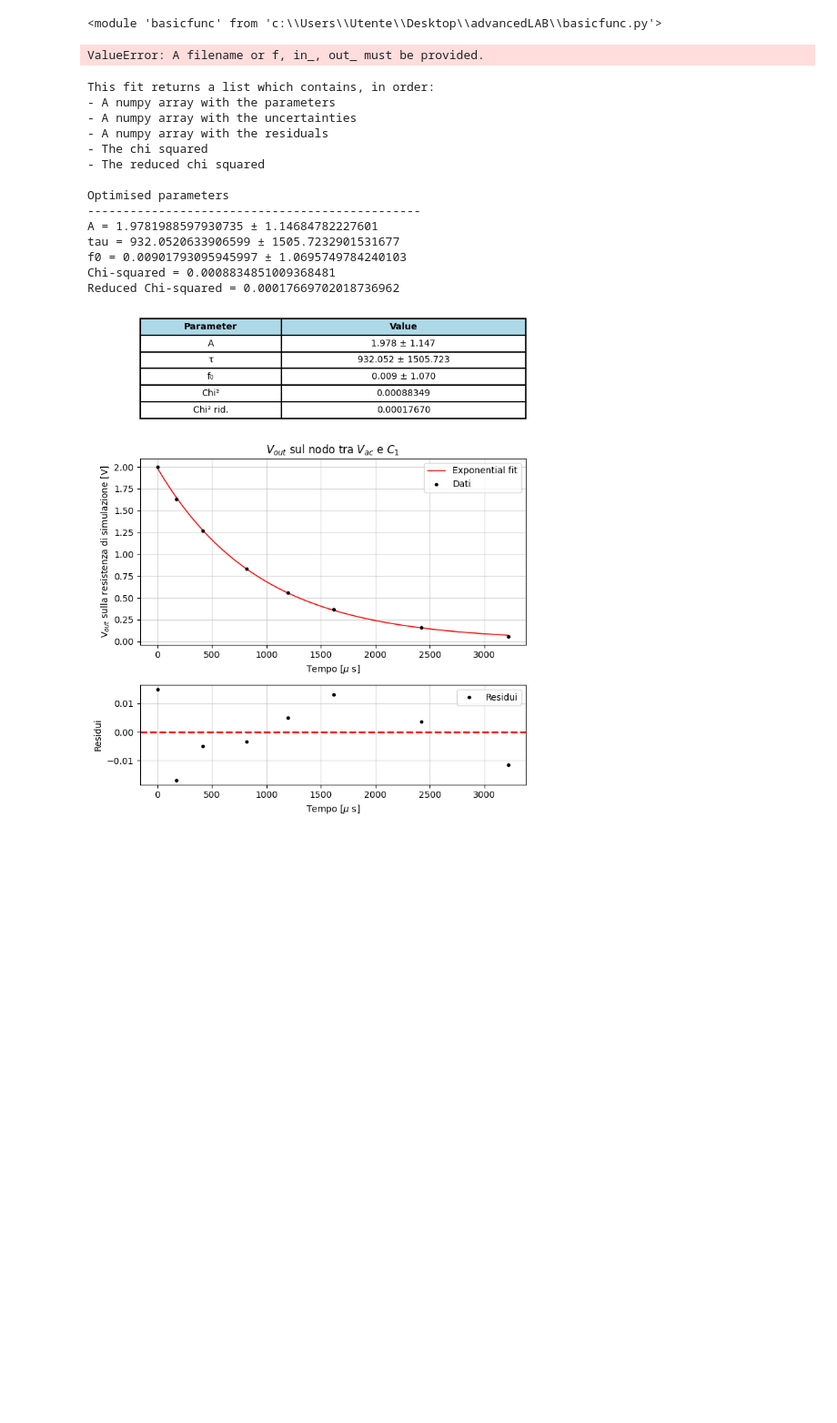
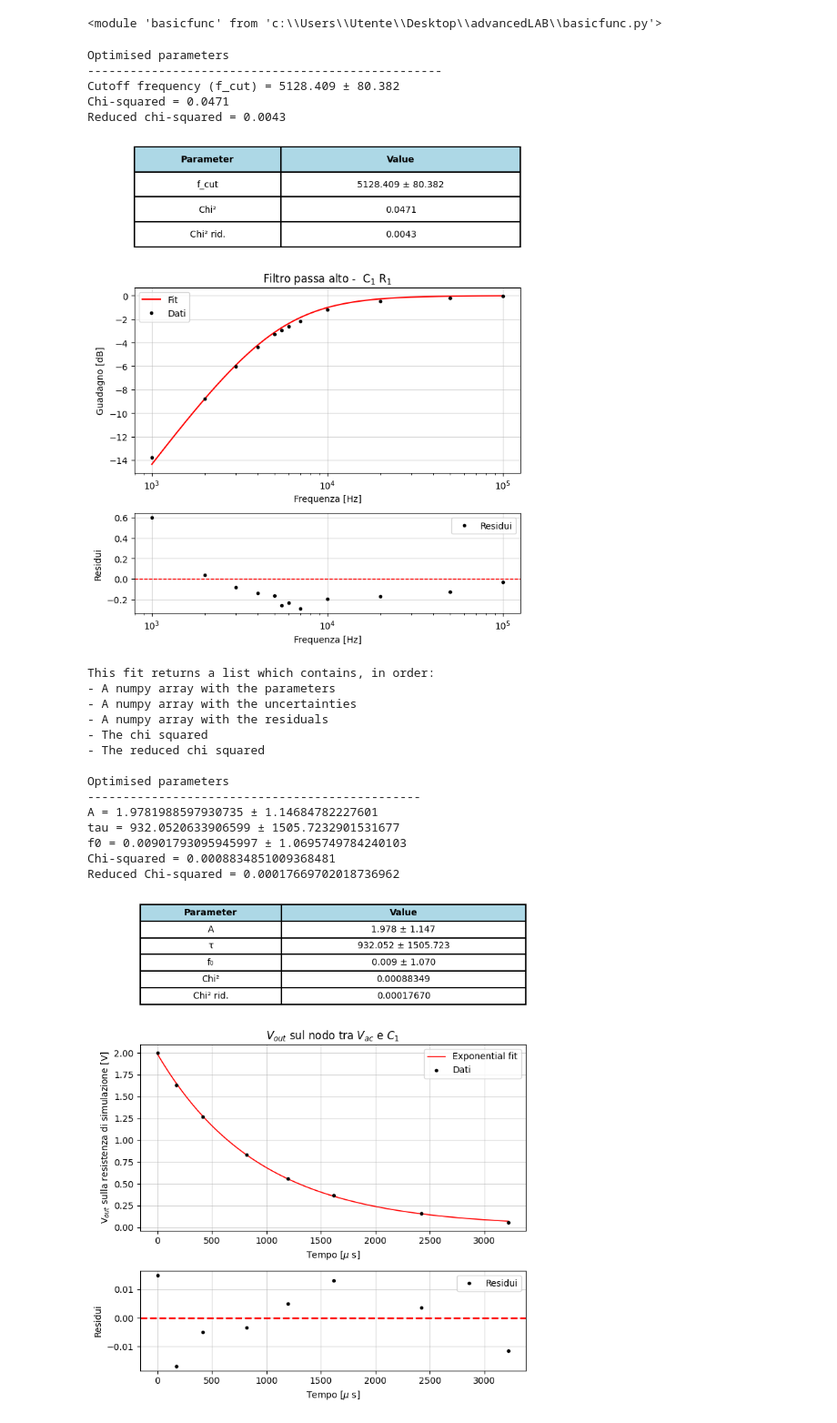
Before and after one commit to b3n3d3tt4/ultrasound, a Jupyter notebook: analisi_catena.ipynb, the cells around one changed output. Shown at 91% size. Saved outputs shown, nothing was run; the diff lists cells and outputs as text; code cells hidden in the pictures; blank space fills up the shorter version.

```diff
--- a/analisi_catena.ipynb
+++ b/analisi_catena.ipynb
@@ -19,9 +19,15 @@ importlib.reload(bf)
 # %% [output]
 <module 'basicfunc' from 'c:\\Users\\Utente\\Desktop\\advancedLAB\\basicfunc.py'>
 # %%
-altoR1C1 = bf.bode("r1c1.txt", tipo="alto", titolo=r'Filtro passa alto -  C$_1$ R$_1$', plot=True)
+freq1, vin1, vout1 = np.loadtxt("r1c1.txt", unpack=True, skiprows=1)
+altoR1C1 = bf.bode(freq1, vin1, vout1, tipo="high", titolo=r'Filtro passa alto -  C$_1$ R$_1$', plot=True, save=True)
 # %% [output]
-ValueError: A filename or f, in_, out_ must be provided.
+Optimised parameters
+--------------------------------------------------
+Cutoff frequency (f_cut) = 5128.409 ± 80.382
+Chi-squared = 0.0471
+Reduced chi-squared = 0.0043
+[figure, added]
 # %%
 tempi = np.array([1, 176, 416, 816, 1200, 1620, 2420, 3220]) #microsecondi
 vout_Rsimulaz = np.array([2.00, 1.63, 1.27, 0.83, 0.56, 0.37, 0.16, 0.06]) #volt
```
Also changed, not shown: parts of 3 cells of this notebook, 7 other files.
